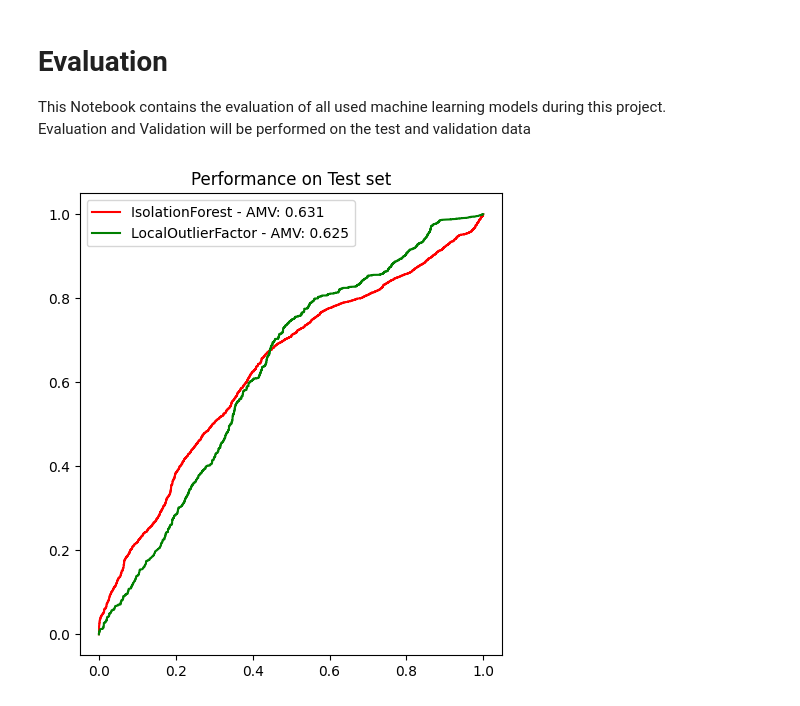
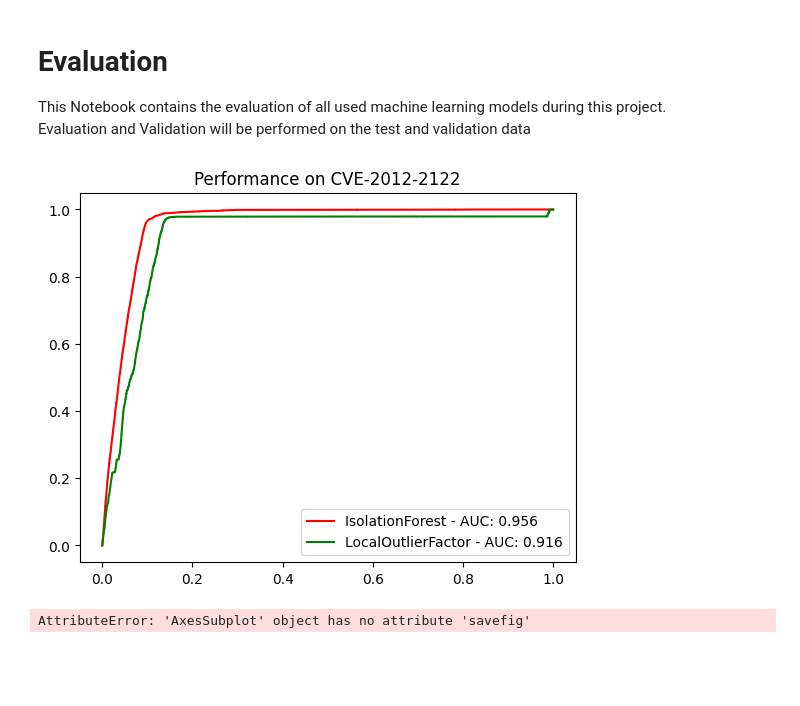
Before and after one commit to Janalytics94/anomaly-detection-software, a Jupyter notebook: src/notebooks/evaluate.ipynb, the cells around one changed output. Cells and saved outputs as stored; diff of their text form; code cells hidden in the pictures; blank space fills up the shorter version.

Commit message:
evaluation of models on test data with outliers succesfsfully implemented

```diff
--- a/src/notebooks/evaluate.ipynb
+++ b/src/notebooks/evaluate.ipynb
@@ -106,50 +79,36 @@ for i in range(0, len(scenarios)):
     y_true[scenarios[i]]  = y_true[scenarios[i]].mask(y_true[scenarios[i]]==0,  1) # 1 = inliners
 # %%
 # Scenario CVE-2012-2122
-scenario = "CVE-2014-0160"
+scenario = "CVE-2012-2122"
 # prepare test data
 X_test = TEST[scenario]
 X_test = select_columns_for_modelling(X_test)
 
-algorithms = [ IsoForests[scenario], lof_[scenario] ] #kmeans_[scenario] # E_IsoForests[scenario], 'DBSCAN', 'SVM']
-name = ['IsolationForest',  'LocalOutlierFactor'] #'DBSCAN', 'SVM']#'KMEANS', #'ExtendedIsolationForest'
-colors = ['red', 'green', 'blue', 'fuchsia', 'darkviolet']
+algorithms = [ IsoForests[scenario], lof_[scenario] ]
+name = ['IsolationForest',  'LocalOutlierFactor']
+colors = ['red', 'green']
 
-plt.figure(figsize=(12, 6))
+fig = plt.figure()
 for a, algo in enumerate(algorithms):
    algo_test = algo.decision_function(X_test)
-   # algo_validation = algo.decision_function(X_validation)
 
-   # as only one class available auc does not work -> Brier Score!
-   #fpr_train_, tpr_train_, _ = roc_curve(y_true_train, -algo_train)
-   #algo_auc_train = auc(fpr_train_, tpr_train_)
-
-   fpr_test_, tpr_test_, _ = roc_curve(y_true[scenario], algo_test, pos_label=1) # Kommt drauf an wie rum(?) nochmal genau reinschauen
+   fpr_test_, tpr_test_, _ = roc_curve(y_true[scenario], algo_test) # Kommt drauf an wie rum(?) nochmal genau reinschauen
    algo_auc_test = auc(fpr_test_, tpr_test_)
 
-   # as only one class available auc does not work -> Brier Score!
-   #fpr_validation_, tpr_validation_, _ = roc_curve(y_true_validation, -algo_validation)
-   #algo_auc_validation = auc(fpr_validation_, tpr_validation_)
 
-   #plt.subplot(1, 2, 1)
-   #plt.title('Performance on Training set')
-   #plt.plot(fpr_train_, tpr_train_, color=colors[a], label= '{0} - AUC: {1:.3f}'.format(name[a], algo_auc_train))
-
-   plt.subplot(1, 2, 2)
-   plt.title('Performance on Test set')
-   plt.plot(fpr_test_, tpr_test_, color=colors[a], label= '{0} - AMV: {1:.3f}'.format(name[a], algo_auc_test)) #AMV: Augmented Mass Volume Function # AUC ohne 1
-
-   #plt.subplot(1, 2, 1)
-   #plt.title('Performance on Validation set')
-   #plt.plot(fpr_validation_, tpr_validation_, color=colors[a], label= '{0} - AUC: {1:.3f}'.format(name[a], algo_auc_validation))
+   #plt.subplot(1, 1, 1)
+   plt.title('Performance on ' + scenario )
+   plt.plot(fpr_test_, tpr_test_, color=colors[a], label= '{0} - AUC: {1:.3f}'.format(name[a], algo_auc_test)) #AMV: Augmented Mass Volume Function # AUC ohne 1
 
 
 
-plt.subplot(1, 2, 2)
+plt.subplot(1, 1, 1)
 plt.legend(loc=0)
 plt.xlim((-0.05, 1.05))
 plt.ylim((-0.05, 1.05))
 
 plt.show()
+fig.savefig("../../src/plots/models/EVALUATION_ALLMODELS.png")
 # %% [output]
-[figure, old version]
+[figure, new version]
+AttributeError: 'AxesSubplot' object has no attribute 'savefig'
```
Also changed, not shown: parts of 2 cells of this notebook, 21 other files.
